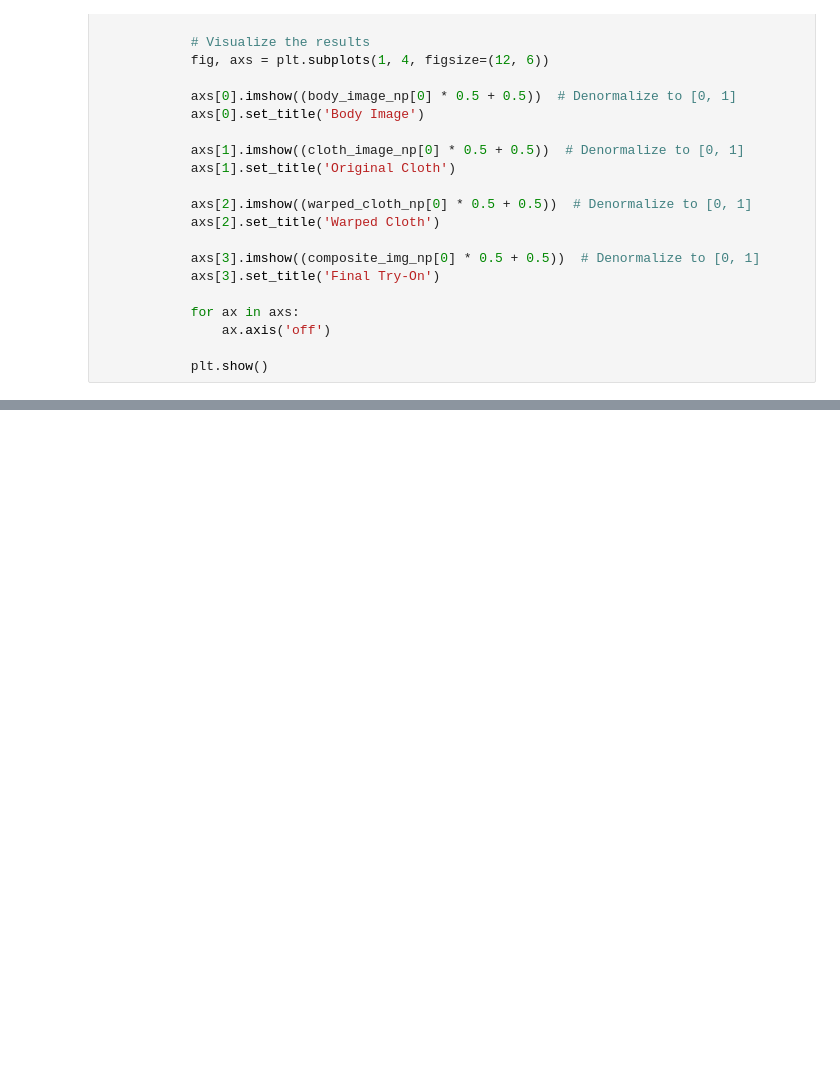
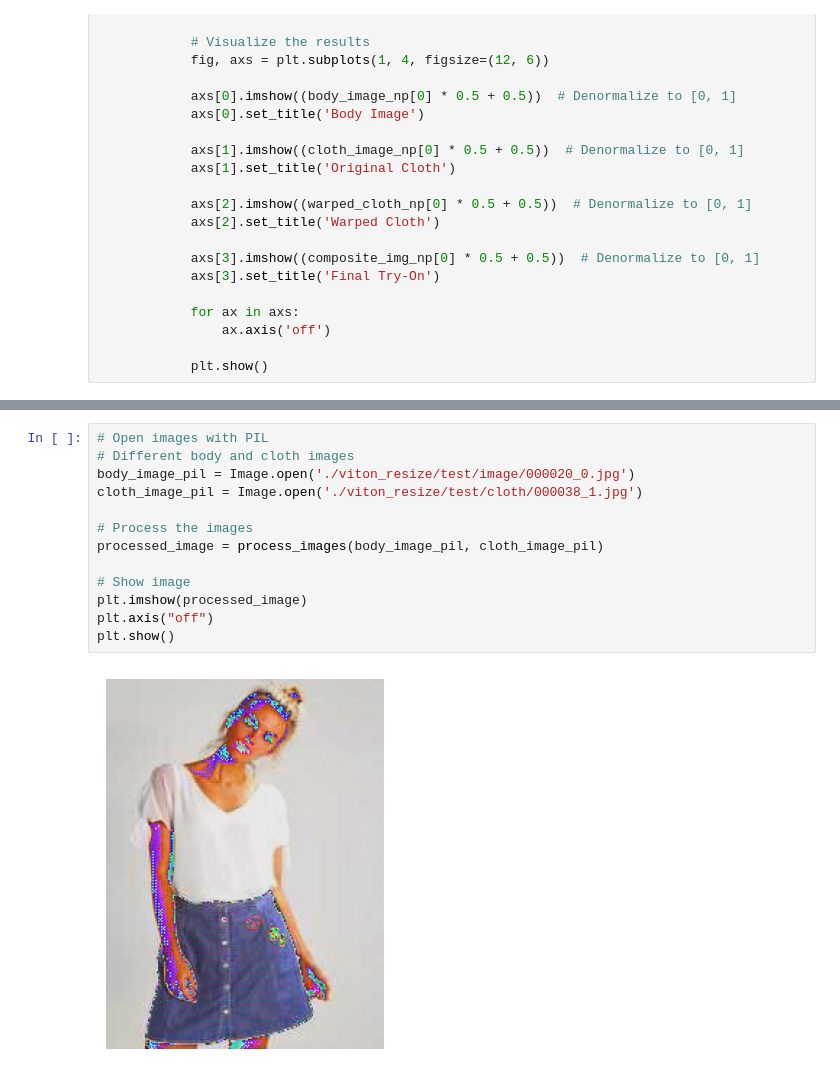
Before and after one commit to HamedDaneshvar/VITON-Composite-Web, a Jupyter notebook: train_model/Virtual_try_on.ipynb, the cells around one changed output, grey strips where cells are left out. Drawn from its saved outputs; the diff is of its cells as text; blank space fills up the shorter version.

```diff
--- a/train_model/Virtual_try_on.ipynb
+++ b/train_model/Virtual_try_on.ipynb
@@ -883,0 +1001,15 @@ visualize_vton_results(gmm, seg_net, comp_net, test_loader, num_examples=3, devi
+# %%
+# Open images with PIL
+# Different body and cloth images
+body_image_pil = Image.open('./viton_resize/test/image/000020_0.jpg')
+cloth_image_pil = Image.open('./viton_resize/test/cloth/000038_1.jpg')
+
+# Process the images
+processed_image = process_images(body_image_pil, cloth_image_pil)
+
+# Show image
+plt.imshow(processed_image)
+plt.axis("off")
+plt.show()
+# %% [output]
+[figure, added]
```
Also changed, not shown: parts of 20 cells of this notebook, 2 other files.
